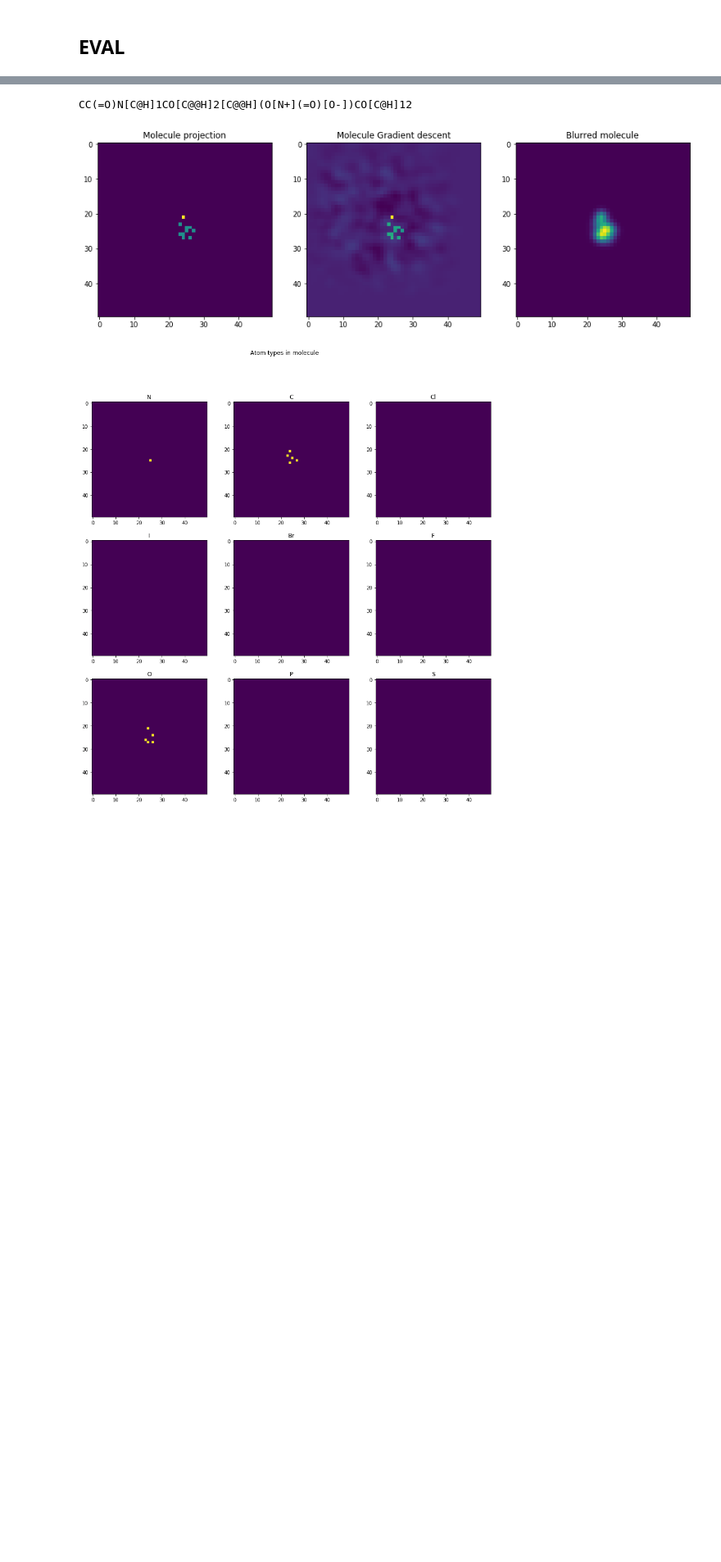
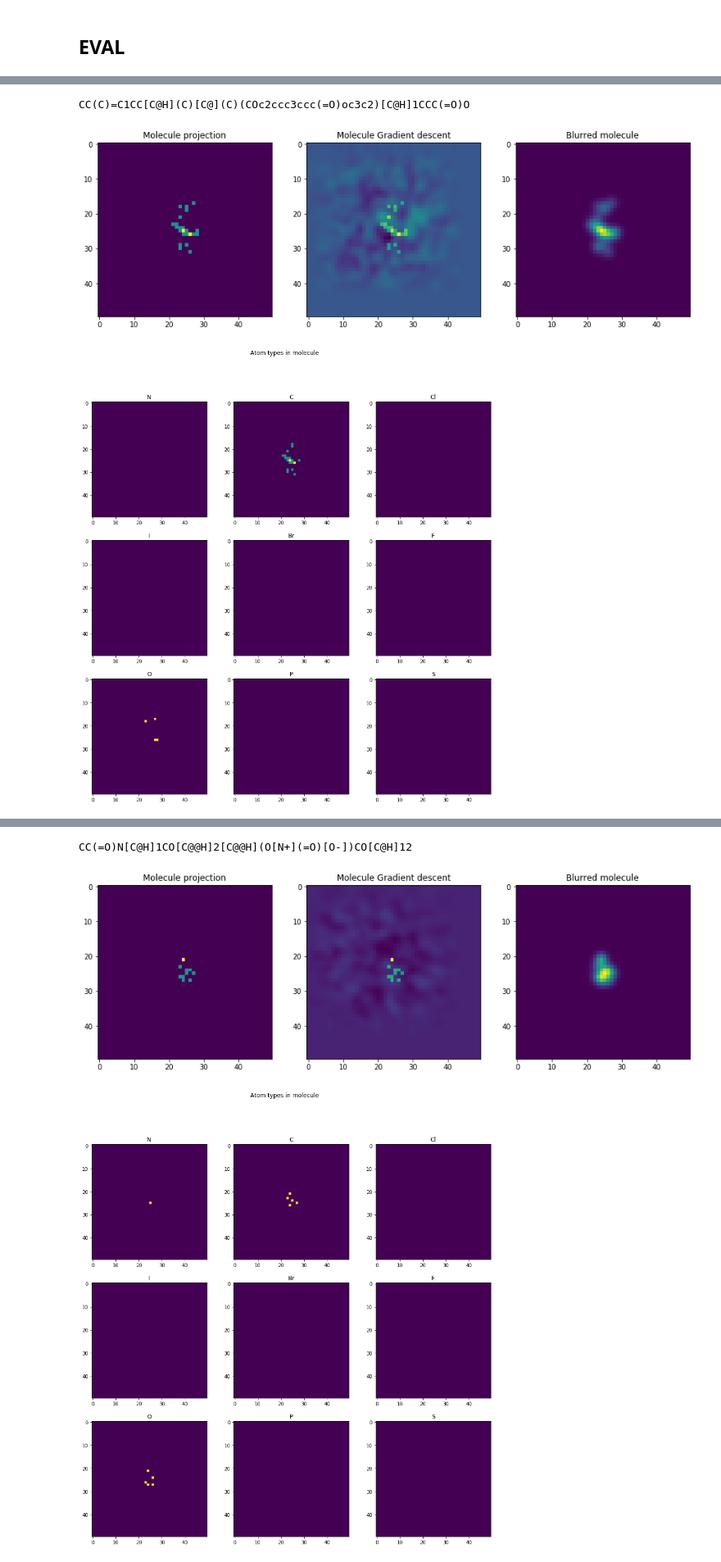
Before and after one commit to korney3/Tox21-MultiTox, a Jupyter notebook: MultiTox/Train_new_MultiTox_model.ipynb, the cells around one changed output, grey strips where cells are left out. Shown at 82% size. Drawn from its saved outputs; the diff is of its cells as text; code cells hidden in the pictures; blank space fills up the shorter version.

```diff
--- a/MultiTox/Train_new_MultiTox_model.ipynb
+++ b/MultiTox/Train_new_MultiTox_model.ipynb
@@ -359,0 +677,6 @@ loss.backward()
+# %%
+plot_visualization(data,model,elements,grad_step=10**3,name='CC(C)=C1CC[C@H](C)[C@](C)(COc2ccc3ccc(=O)oc3c2)[C@H]1CCC(=O)O')
+# %% [output]
+CC(C)=C1CC[C@H](C)[C@](C)(COc2ccc3ccc(=O)oc3c2)[C@H]1CCC(=O)O
+[figure, added]
+[figure, added]
```
Also changed, not shown: parts of 21 cells of this notebook, 3 other files.
